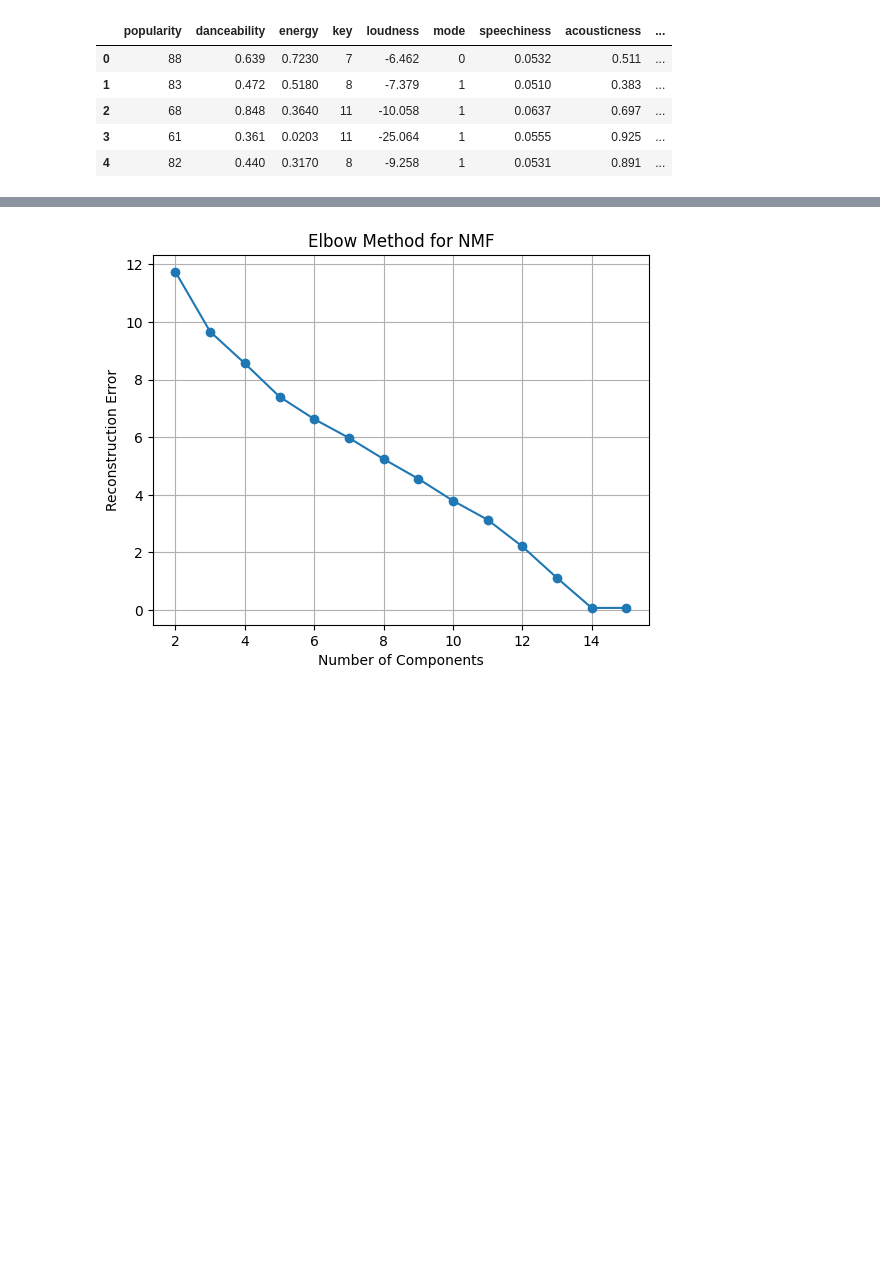
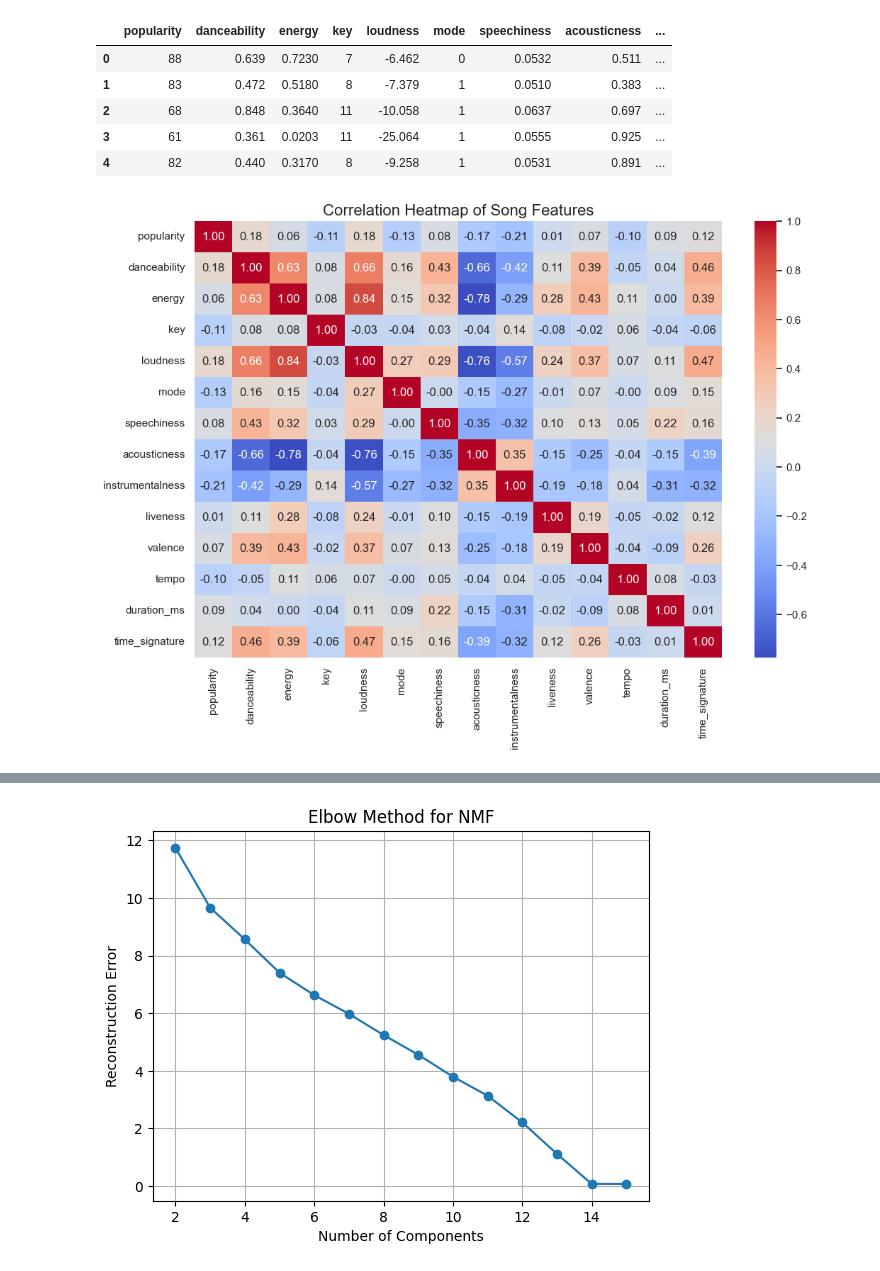
Before and after one commit to bsraya/data-science-portfolio, a Jupyter notebook: nmf.ipynb, the cells around one changed output, grey strips where cells are left out. Drawn from its saved outputs; the diff is of its cells as text; code cells hidden in the pictures; blank space fills up the shorter version.

```diff
--- a/nmf.ipynb
+++ b/nmf.ipynb
@@ -25,7 +27,7 @@ print(no_dup_songs[no_dup_songs.duplicated(subset=['id'])].shape)
 (0, 23)
 # %%
 # exclude columns with object type and a column called 'like'
-df = no_dup_songs.select_dtypes(exclude=['object']).drop('like', axis=1)
+df = no_dup_songs.select_dtypes(exclude=['object']).drop(['like', 'listen'], axis=1)
 df.head()
 # %% [output]
 |  | popularity | danceability | energy | key | loudness | mode | speechiness | acousticness | ... |
@@ -34,3 +36,10 @@ df.head()
 | 2 | 68 | 0.848 | 0.3640 | 11 | -10.058 | 1 | 0.0637 | 0.697 | ... |
 | 3 | 61 | 0.361 | 0.0203 | 11 | -25.064 | 1 | 0.0555 | 0.925 | ... |
 | 4 | 82 | 0.440 | 0.3170 | 8 | -9.258 | 1 | 0.0531 | 0.891 | ... |
+# %%
+plt.figure(figsize=(12, 8))
+sns.heatmap(df[df.columns].corr(), annot=True, cmap='coolwarm', fmt=".2f")
+plt.title("Correlation Heatmap of Song Features", fontsize=16)
+plt.show()
+# %% [output]
+[figure, added]
```
Also changed, not shown: parts of 22 cells of this notebook, 1 other file.
